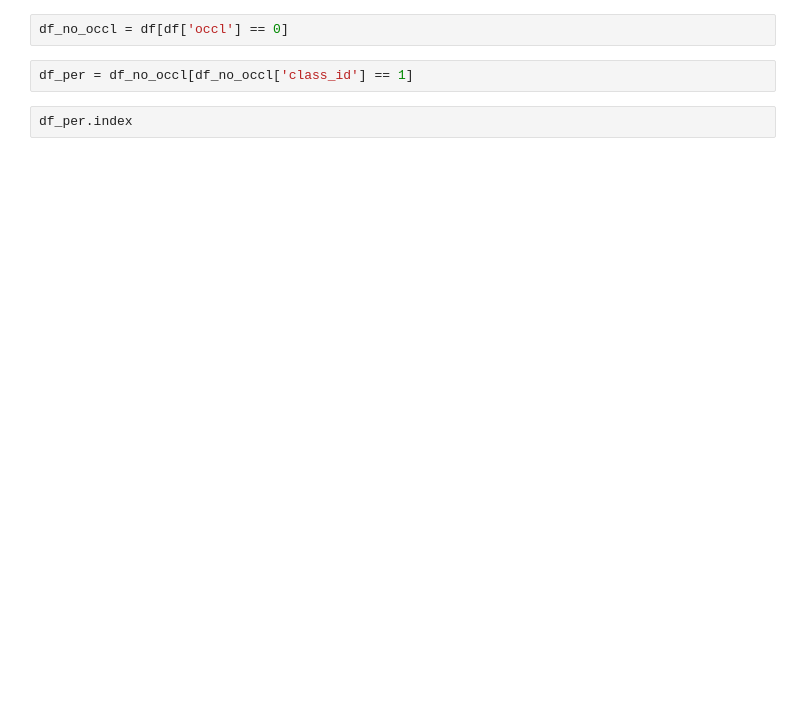
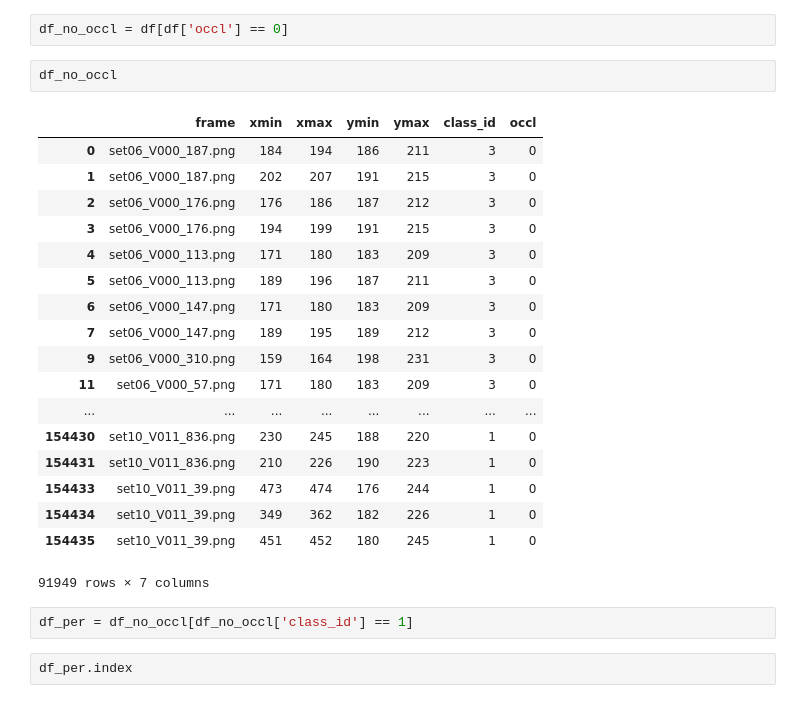
Before and after one commit to Kalinga/ML, a Jupyter notebook: ssd_keras_caltech/csv_data_analysis.ipynb, the cells around one changed output. Drawn from its saved outputs; the diff is of its cells as text; blank space fills up the shorter version.

```diff
--- a/ssd_keras_caltech/csv_data_analysis.ipynb
+++ b/ssd_keras_caltech/csv_data_analysis.ipynb
@@ -34,5 +35,26 @@ RangeIndex(start=0, stop=2000, step=1)
 # %%
 df_no_occl = df[df['occl'] == 0]
+# %%
+df_no_occl
+# %% [output]
+|  | frame | xmin | xmax | ymin | ymax | class_id | occl |
+| 0 | set06_V000_187.png | 184 | 194 | 186 | 211 | 3 | 0 |
+| 1 | set06_V000_187.png | 202 | 207 | 191 | 215 | 3 | 0 |
+| 2 | set06_V000_176.png | 176 | 186 | 187 | 212 | 3 | 0 |
+| 3 | set06_V000_176.png | 194 | 199 | 191 | 215 | 3 | 0 |
+| 4 | set06_V000_113.png | 171 | 180 | 183 | 209 | 3 | 0 |
+| 5 | set06_V000_113.png | 189 | 196 | 187 | 211 | 3 | 0 |
+| 6 | set06_V000_147.png | 171 | 180 | 183 | 209 | 3 | 0 |
+| 7 | set06_V000_147.png | 189 | 195 | 189 | 212 | 3 | 0 |
+| 9 | set06_V000_310.png | 159 | 164 | 198 | 231 | 3 | 0 |
+| 11 | set06_V000_57.png | 171 | 180 | 183 | 209 | 3 | 0 |
+| ... | ... | ... | ... | ... | ... | ... | ... |
+| 154430 | set10_V011_836.png | 230 | 245 | 188 | 220 | 1 | 0 |
+| 154431 | set10_V011_836.png | 210 | 226 | 190 | 223 | 1 | 0 |
+| 154433 | set10_V011_39.png | 473 | 474 | 176 | 244 | 1 | 0 |
+| 154434 | set10_V011_39.png | 349 | 362 | 182 | 226 | 1 | 0 |
+| 154435 | set10_V011_39.png | 451 | 452 | 180 | 245 | 1 | 0 |
+91949 rows × 7 columns
 # %%
 df_per = df_no_occl[df_no_occl['class_id'] == 1]
 # %%
```
Also changed, not shown: parts of 8 cells of this notebook, 5 other files.
